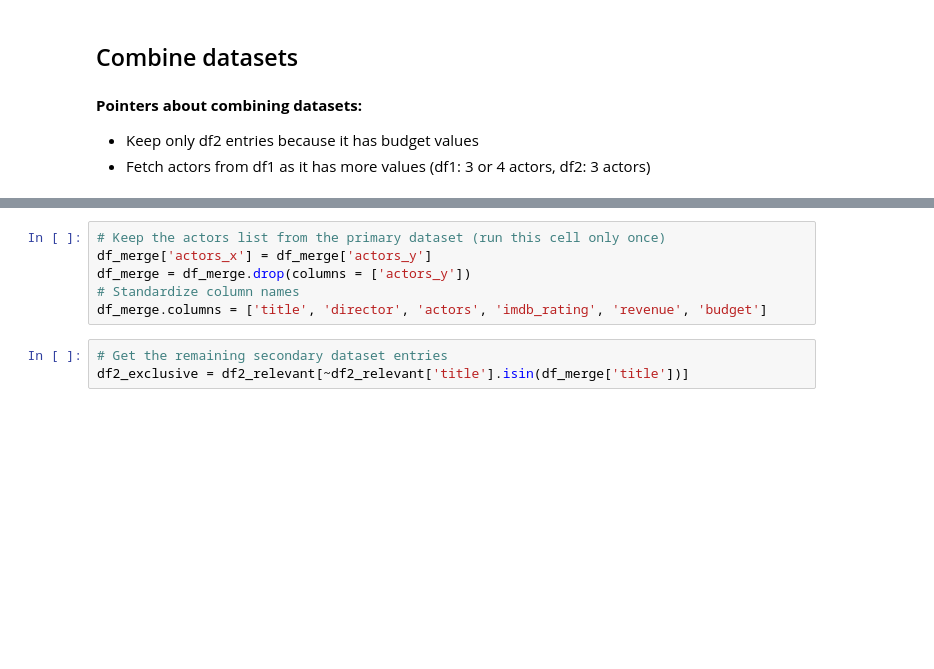
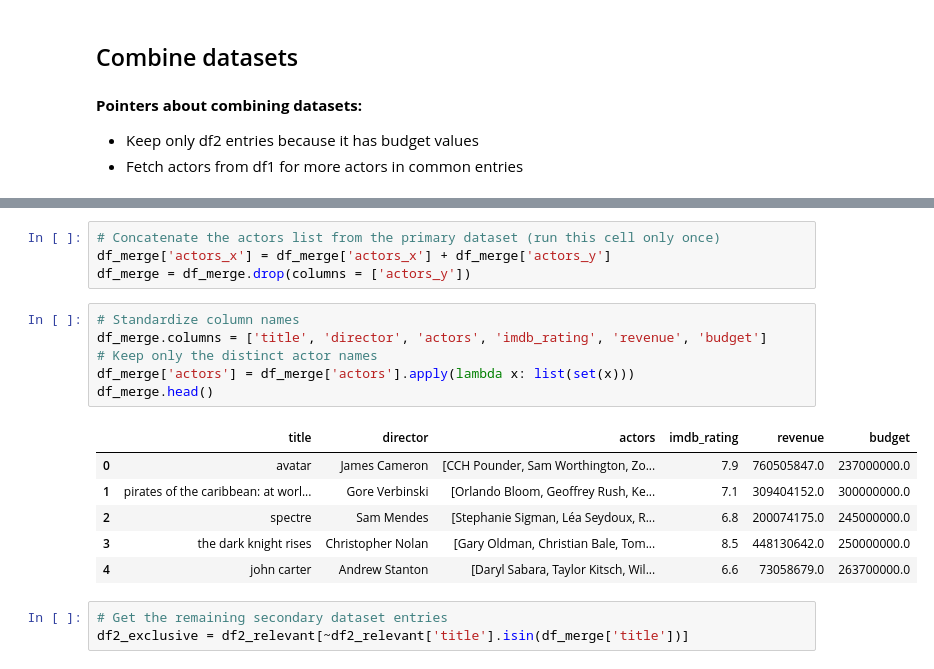
Before and after one commit to com-480-data-visualization/data-visualization-project-2021-datavizards, a Jupyter notebook: notebooks/constellation_preprocessing.ipynb, the cells around one changed output, grey strips where cells are left out. Cells and saved outputs as stored; diff of their text form; blank space fills up the shorter version.

```diff
--- a/notebooks/constellation_preprocessing.ipynb
+++ b/notebooks/constellation_preprocessing.ipynb
@@ -76,7 +76,7 @@ df2_relevant.head()
 # %% [markdown]
 **Pointers about combining datasets:**
 - Keep only df2 entries because it has budget values
-- Fetch actors from df1 as it has more values (df1: 3 or 4 actors, df2: 3 actors)
+- Fetch actors from df1 for more actors in common entries
 # %%
 # Merge the two dataframes to keep the common entries
 df_merge = df2_relevant.merge(df1_relevant, on = "title")
@@ -89,11 +89,22 @@ df_merge.head()
 | 3 | the dark knight rises | Christopher Nolan | [Tom Hardy, Christian Bale, Josep... | 8.5 | 448130642.0 | 250000000.0 | [Christian Bale, Tom Hardy, Anne ... |
 | 4 | john carter | Andrew Stanton | [Daryl Sabara, Samantha Morton, P... | 6.6 | 73058679.0 | 263700000.0 | [Taylor Kitsch, Lynn Collins, Wil... |
 # %%
-# Keep the actors list from the primary dataset (run this cell only once)
-df_merge['actors_x'] = df_merge['actors_y']
+# Concatenate the actors list from the primary dataset (run this cell only once)
+df_merge['actors_x'] = df_merge['actors_x'] + df_merge['actors_y']
 df_merge = df_merge.drop(columns = ['actors_y'])
-# Standardize column names
-df_merge.columns = ['title', 'director', 'actors', 'imdb_rating', 'revenue', 'budget']
+# %%
+# Standardize column names
+df_merge.columns = ['title', 'director', 'actors', 'imdb_rating', 'revenue', 'budget']
+# Keep only the distinct actor names
+df_merge['actors'] = df_merge['actors'].apply(lambda x: list(set(x)))
+df_merge.head()
+# %% [output]
+|  | title | director | actors | imdb_rating | revenue | budget |
+| 0 | avatar | James Cameron | [CCH Pounder, Sam Worthington, Zo... | 7.9 | 760505847.0 | 237000000.0 |
+| 1 | pirates of the caribbean: at worl... | Gore Verbinski | [Orlando Bloom, Geoffrey Rush, Ke... | 7.1 | 309404152.0 | 300000000.0 |
+| 2 | spectre | Sam Mendes | [Stephanie Sigman, Léa Seydoux, R... | 6.8 | 200074175.0 | 245000000.0 |
+| 3 | the dark knight rises | Christopher Nolan | [Gary Oldman, Christian Bale, Tom... | 8.5 | 448130642.0 | 250000000.0 |
+| 4 | john carter | Andrew Stanton | [Daryl Sabara, Taylor Kitsch, Wil... | 6.6 | 73058679.0 | 263700000.0 |
 # %%
 # Get the remaining secondary dataset entries
 df2_exclusive = df2_relevant[~df2_relevant['title'].isin(df_merge['title'])]
```
Also changed, not shown: parts of 6 cells of this notebook, 3 other files.
